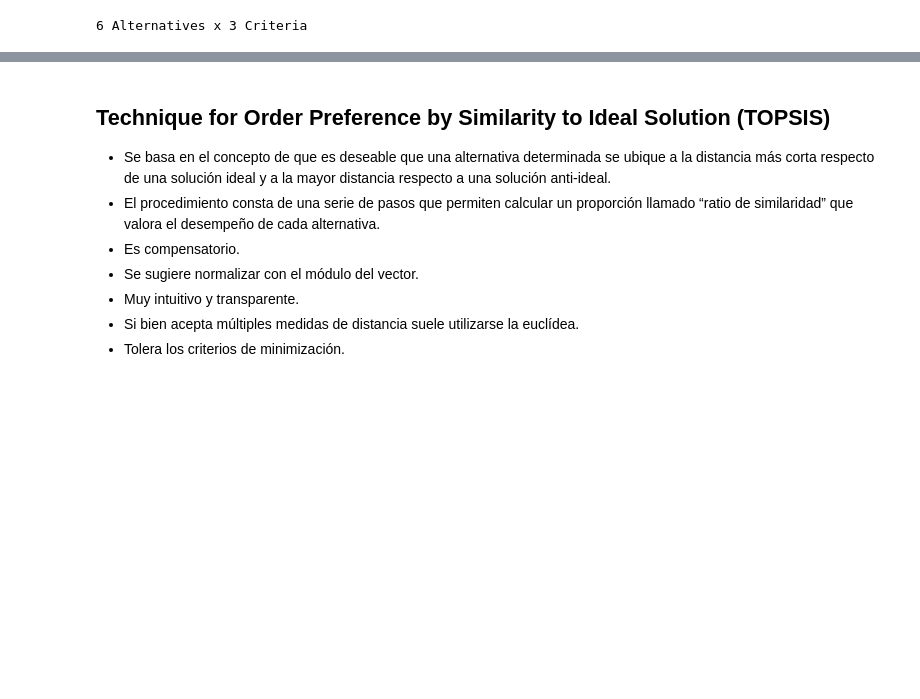
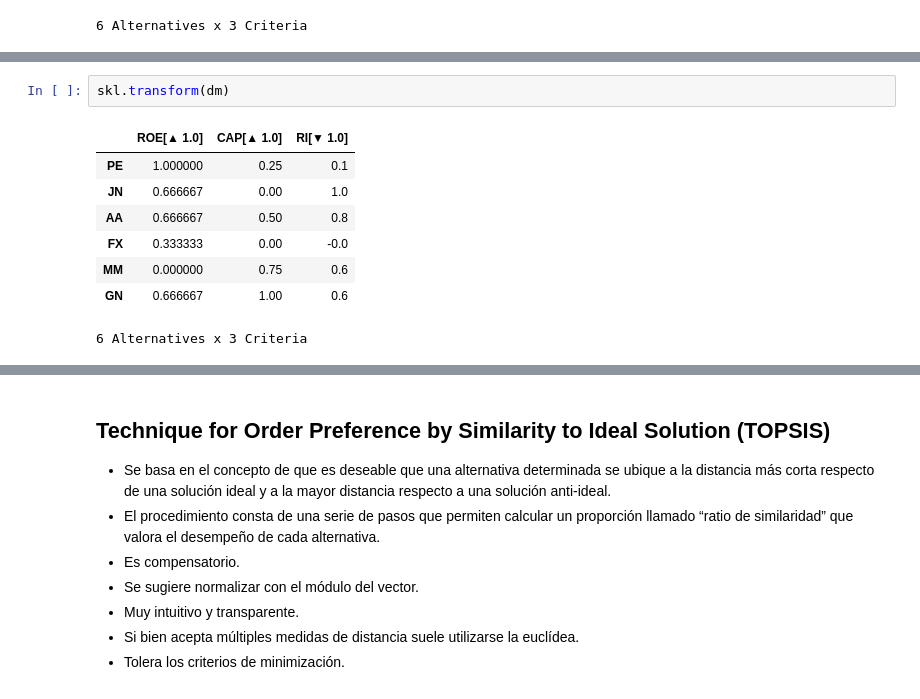
Before and after one commit to leliel12/diplodatos_mcda, a Jupyter notebook: slides/clase2.ipynb, the cells around one changed output, grey strips where cells are left out. Drawn from its saved outputs; the diff is of its cells as text; blank space fills up the shorter version.

```diff
--- a/slides/clase2.ipynb
+++ b/slides/clase2.ipynb
@@ -169,0 +232,11 @@ wght.transform(dm)
+# %%
+skl.transform(dm)
+# %% [output]
+|  | ROE[▲ 1.0] | CAP[▲ 1.0] | RI[▼ 1.0] |
+| PE | 1.000000 | 0.25 | 0.1 |
+| JN | 0.666667 | 0.00 | 1.0 |
+| AA | 0.666667 | 0.50 | 0.8 |
+| FX | 0.333333 | 0.00 | -0.0 |
+| MM | 0.000000 | 0.75 | 0.6 |
+| GN | 0.666667 | 1.00 | 0.6 |
+6 Alternatives x 3 Criteria
```
Also changed, not shown: parts of 15 cells of this notebook, 2 other files.
